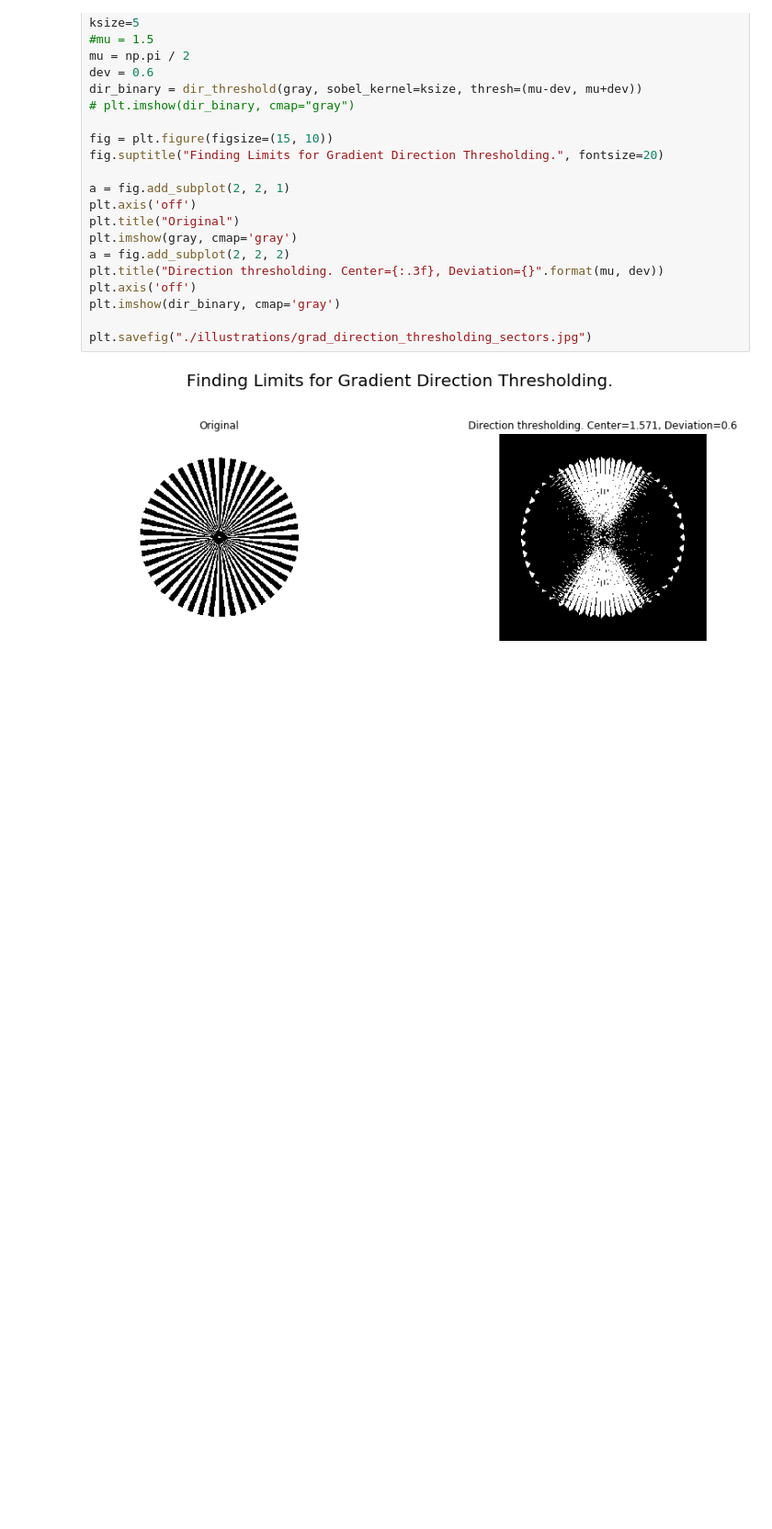
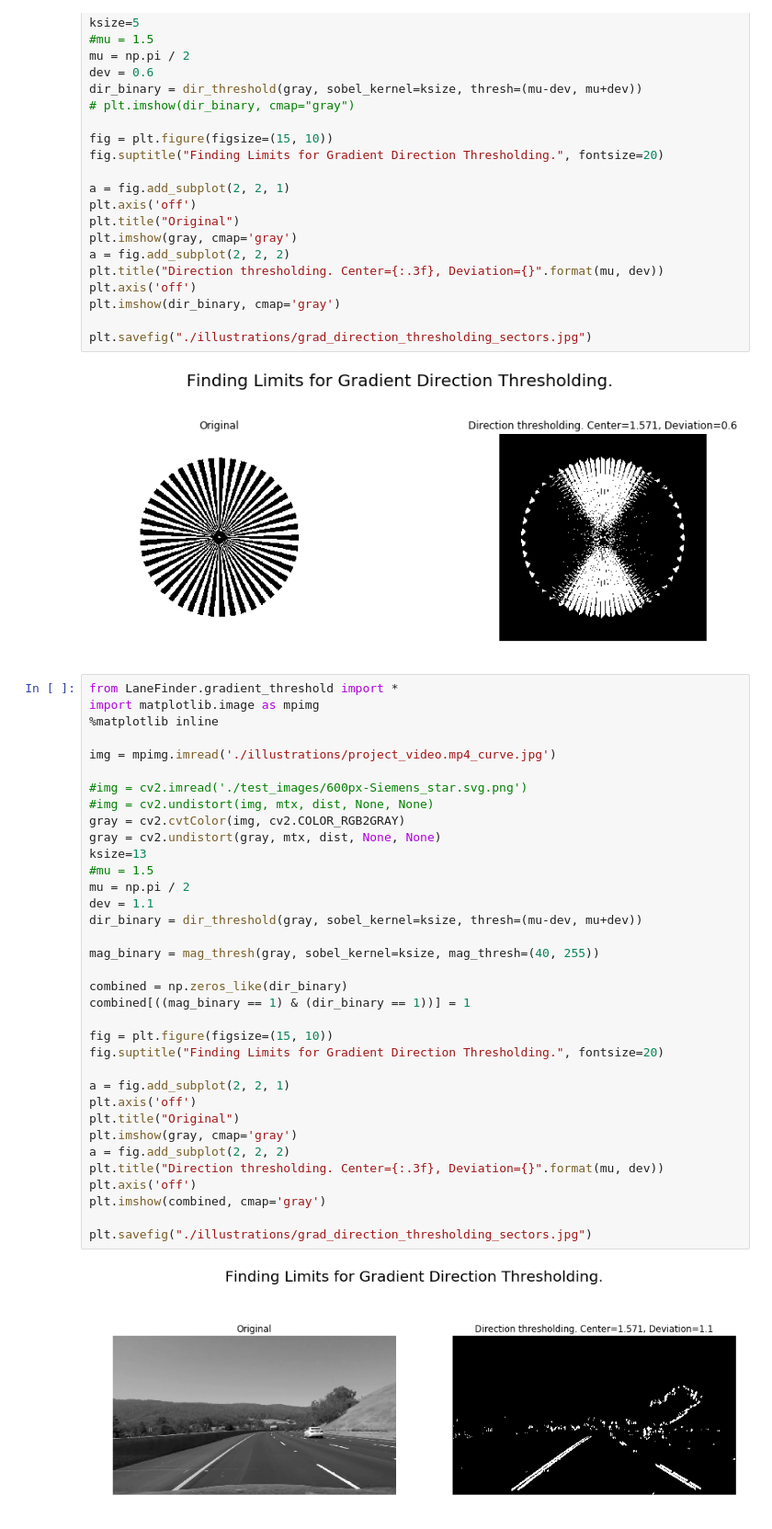
Before and after one commit to llahti/CarND-Advanced-Lane-Lines, a Jupyter notebook: report.ipynb, the cells around one changed output. Shown at 92% size. Cells and saved outputs as stored; diff of their text form; blank space fills up the shorter version.

Commit message:
started to work on image warping

```diff
--- a/report.ipynb
+++ b/report.ipynb
@@ -481,3 +481,40 @@ plt.imshow(dir_binary, cmap='gray')
 plt.savefig("./illustrations/grad_direction_thresholding_sectors.jpg")
 # %% [output]
 [figure]
+# %%
+from LaneFinder.gradient_threshold import *
+import matplotlib.image as mpimg
+%matplotlib inline
+
+img = mpimg.imread('./illustrations/project_video.mp4_curve.jpg')
+
+#img = cv2.imread('./test_images/600px-Siemens_star.svg.png')
+#img = cv2.undistort(img, mtx, dist, None, None)
+gray = cv2.cvtColor(img, cv2.COLOR_RGB2GRAY)
+gray = cv2.undistort(gray, mtx, dist, None, None)
+ksize=13
+#mu = 1.5
+mu = np.pi / 2
+dev = 1.1
+dir_binary = dir_threshold(gray, sobel_kernel=ksize, thresh=(mu-dev, mu+dev))
+
+mag_binary = mag_thresh(gray, sobel_kernel=ksize, mag_thresh=(40, 255))
+
+combined = np.zeros_like(dir_binary)
+combined[((mag_binary == 1) & (dir_binary == 1))] = 1
+
+fig = plt.figure(figsize=(15, 10))
+fig.suptitle("Finding Limits for Gradient Direction Thresholding.", fontsize=20)
+
+a = fig.add_subplot(2, 2, 1)
+plt.axis('off')
+plt.title("Original")
+plt.imshow(gray, cmap='gray')
+a = fig.add_subplot(2, 2, 2)
+plt.title("Direction thresholding. Center={:.3f}, Deviation={}".format(mu, dev))
+plt.axis('off')
+plt.imshow(combined, cmap='gray')
+
+plt.savefig("./illustrations/grad_direction_thresholding_sectors.jpg")
+# %% [output]
+[figure, added]
```
Also changed, not shown: parts of 2 cells of this notebook, 1 other file.
